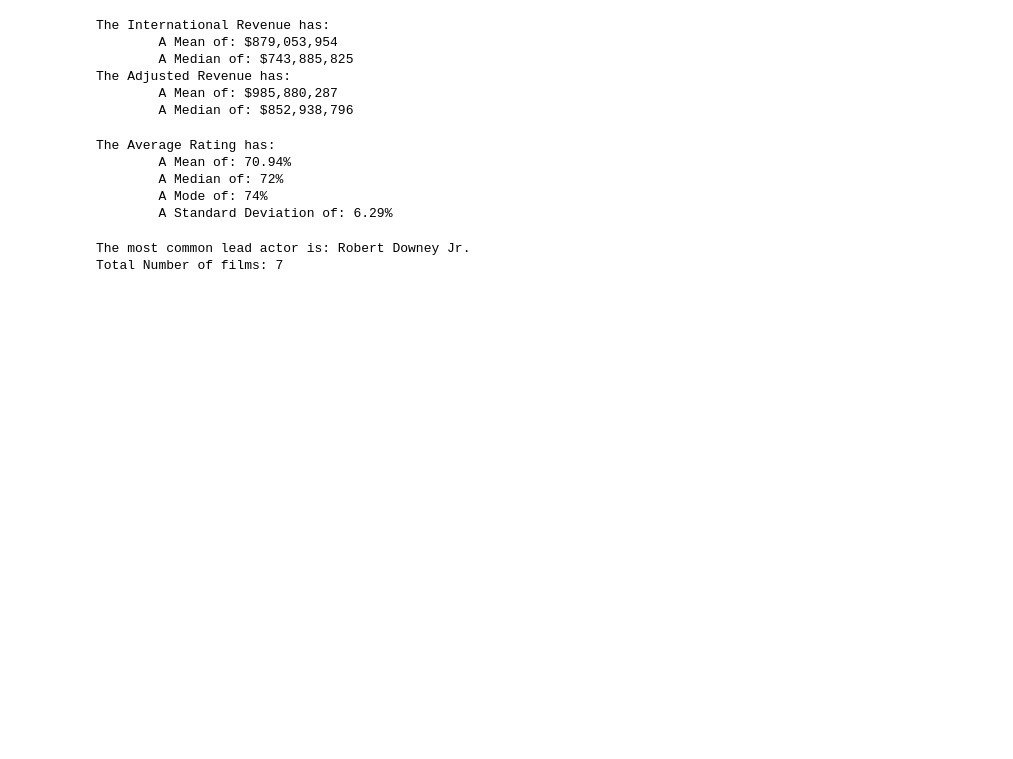
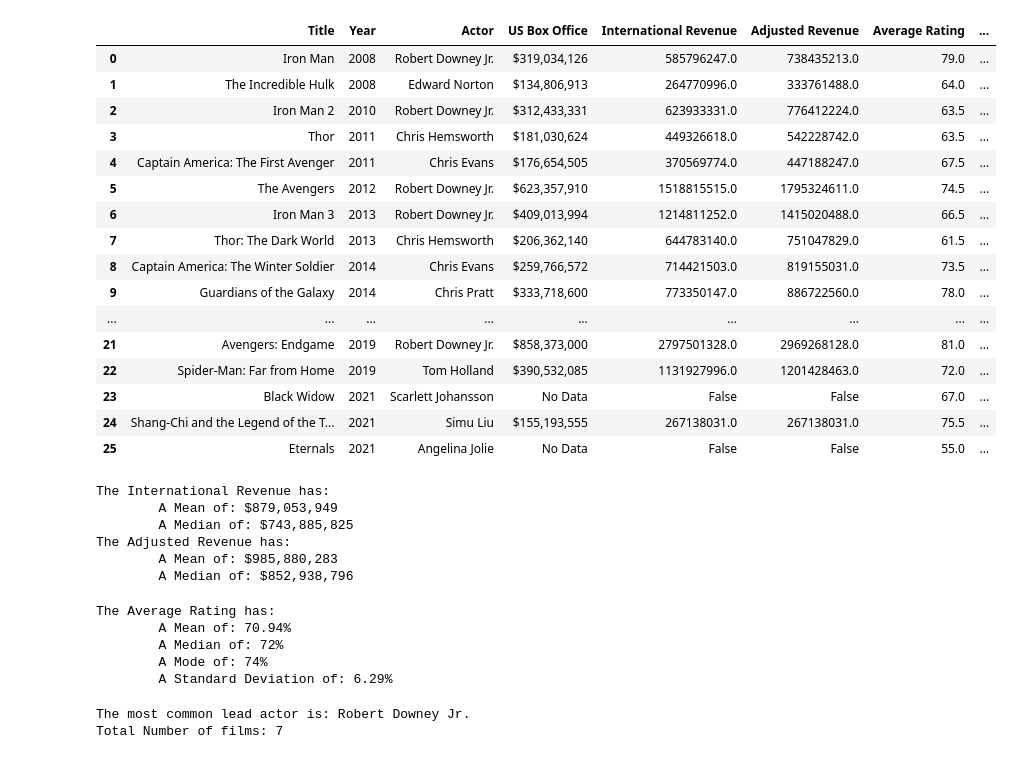
Before and after one commit to ans1080/Project007, a Jupyter notebook: 007analysis.ipynb, the cells around one changed output. Saved outputs shown, nothing was run; the diff lists cells and outputs as text; code cells hidden in the pictures; blank space fills up the shorter version.

```diff
--- a/007analysis.ipynb
+++ b/007analysis.ipynb
@@ -26,8 +26,27 @@ df
 # %%
 # Turn 'International Revenue', 'Adjusted Revenue', and 'Average Rating' values from strings into floats for mathematics
-df['International Revenue'] = df['International Revenue'].apply(lambda x: float(x.replace(',', '').replace('$', '').replace(' (est.)', '')))
-df['Adjusted Revenue'] = df['Adjusted Revenue'].apply(lambda x: float(x.replace(',', '').replace('$','')))
+df['International Revenue'] = df['International Revenue'].apply(lambda x: x is None if x == 'No Data' else float(x.replace(',', '').replace('$', '').replace(' (est.)', '')))
+df['Adjusted Revenue'] = df['Adjusted Revenue'].apply(lambda x: x is None if x == 'No Data' else float(x.replace(',', '').replace('$','')))
 df['Average Rating'] = df['Average Rating'].apply(lambda x: float(x.replace('%', '')))
+df
+# %% [output]
+|  | Title | Year | Actor | US Box Office | International Revenue | Adjusted Revenue | Average Rating | ... |
+| 0 | Iron Man | 2008 | Robert Downey Jr. | $319,034,126 | 585796247.0 | 738435213.0 | 79.0 | ... |
+| 1 | The Incredible Hulk | 2008 | Edward Norton | $134,806,913 | 264770996.0 | 333761488.0 | 64.0 | ... |
+| 2 | Iron Man 2 | 2010 | Robert Downey Jr. | $312,433,331 | 623933331.0 | 776412224.0 | 63.5 | ... |
+| 3 | Thor | 2011 | Chris Hemsworth | $181,030,624 | 449326618.0 | 542228742.0 | 63.5 | ... |
+| 4 | Captain America: The First Avenger | 2011 | Chris Evans | $176,654,505 | 370569774.0 | 447188247.0 | 67.5 | ... |
+| 5 | The Avengers | 2012 | Robert Downey Jr. | $623,357,910 | 1518815515.0 | 1795324611.0 | 74.5 | ... |
+| 6 | Iron Man 3 | 2013 | Robert Downey Jr. | $409,013,994 | 1214811252.0 | 1415020488.0 | 66.5 | ... |
+| 7 | Thor: The Dark World | 2013 | Chris Hemsworth | $206,362,140 | 644783140.0 | 751047829.0 | 61.5 | ... |
+| 8 | Captain America: The Winter Soldier | 2014 | Chris Evans | $259,766,572 | 714421503.0 | 819155031.0 | 73.5 | ... |
+| 9 | Guardians of the Galaxy | 2014 | Chris Pratt | $333,718,600 | 773350147.0 | 886722560.0 | 78.0 | ... |
+| ... | ... | ... | ... | ... | ... | ... | ... | ... |
+| 21 | Avengers: Endgame | 2019 | Robert Downey Jr. | $858,373,000 | 2797501328.0 | 2969268128.0 | 81.0 | ... |
+| 22 | Spider-Man: Far from Home | 2019 | Tom Holland | $390,532,085 | 1131927996.0 | 1201428463.0 | 72.0 | ... |
+| 23 | Black Widow | 2021 | Scarlett Johansson | No Data | False | False | 67.0 | ... |
+| 24 | Shang-Chi and the Legend of the T... | 2021 | Simu Liu | $155,193,555 | 267138031.0 | 267138031.0 | 75.5 | ... |
+| 25 | Eternals | 2021 | Angelina Jolie | No Data | False | False | 55.0 | ... |
 # %%
 # Calculate the Mean and Median for 'International Revenue' and 'Adjusted Revenue'
 columns = ['International Revenue', 'Adjusted Revenue']
@@ -44,10 +63,10 @@ for column in columns:
     print(f'        A Median of: {median}')
 # %% [output]
 The International Revenue has:
-        A Mean of: $879,053,954
+        A Mean of: $879,053,949
         A Median of: $743,885,825
 The Adjusted Revenue has:
-        A Mean of: $985,880,287
+        A Mean of: $985,880,283
         A Median of: $852,938,796
 # %%
 # Calculate the Mean, Median, and Mode of 'Average Rating'
```
Also changed, not shown: parts of 3 cells of this notebook, 1 other file.
